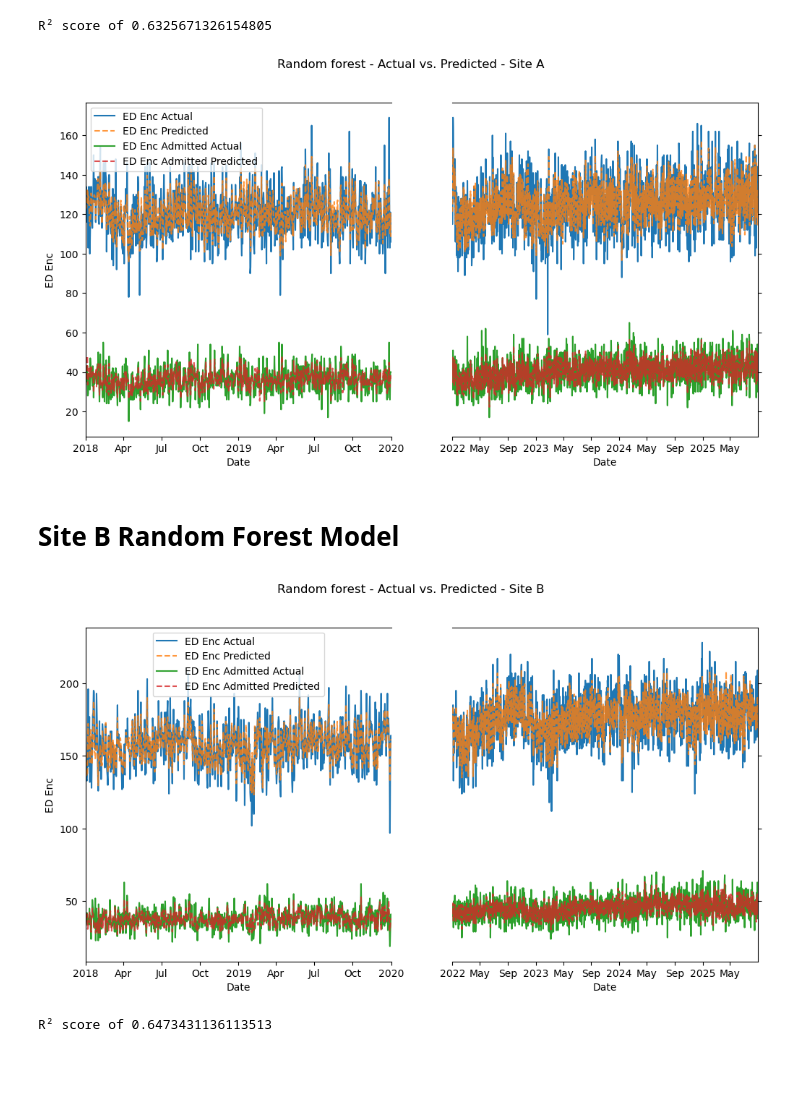
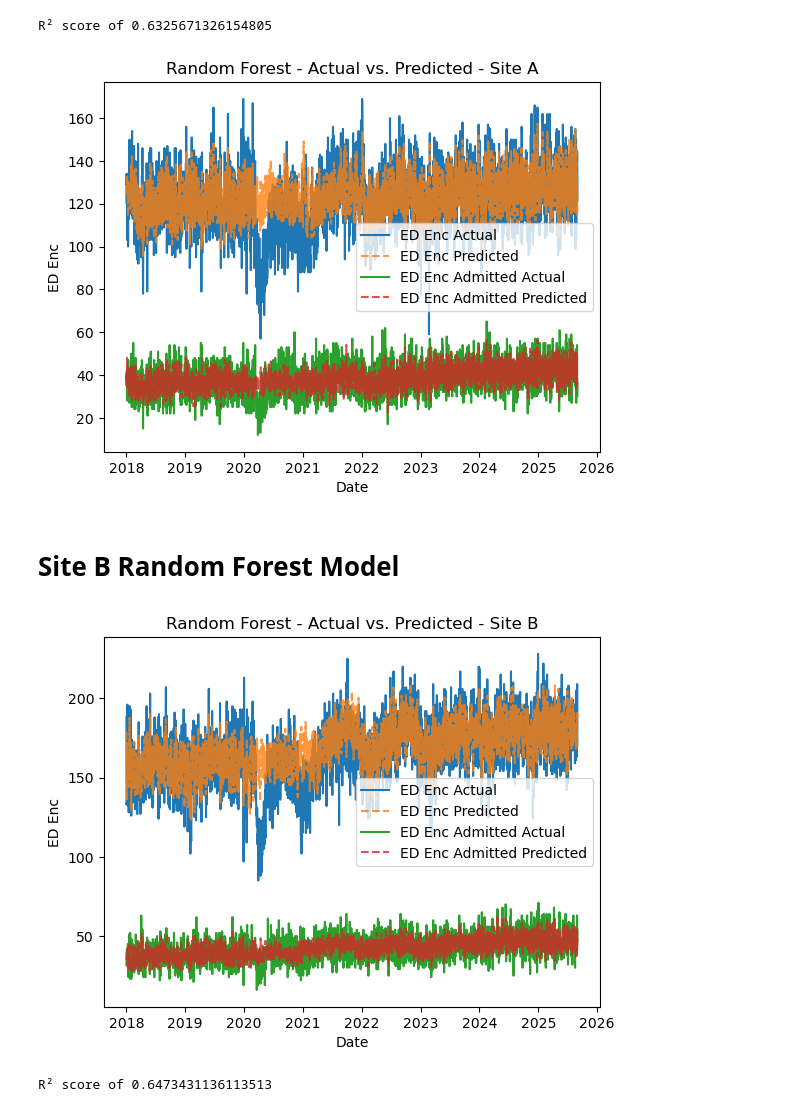
Before and after one commit to southdakotamines-datascience/dsu-no-sleep, a Jupyter notebook: model.ipynb, the cells around one changed output. Saved outputs shown, nothing was run; the diff lists cells and outputs as text; code cells hidden in the pictures; blank space fills up the shorter version.

Commit message:
graphs changes

```diff
--- a/model.ipynb
+++ b/model.ipynb
@@ -47,6 +47,8 @@ hourly_blocks_df = hourly_blocks_df.with_columns(
     ]
 ).drop("Date").select(["Site", "Year", "Month", "Day", "Weekday", "Hour", "ED Enc", "ED Enc Admitted"])
 
+hourly_blocks_covid_df = hourly_blocks_df
+
 # remove covid data
 hourly_blocks_df = hourly_blocks_df.filter(pl.col("Year") != 2020).filter(pl.col("Year") != 2021)
 
@@ -73,51 +75,38 @@ print(f"R² score of {siteA_model.score(siteA_X_test, siteA_Y_test)}")
 # %% [output]
 R² score of 0.6325671326154805
 # %%
-plot_df = siteA_train.with_columns(
+siteA_real = hourly_blocks_covid_df.filter(pl.col("Site") == "A")
+siteA_real_X = siteA_real.select(["Year", "Month", "Day", "Weekday", "Hour"])
+
+plot_df = siteA_real.with_columns(
     pl.datetime(
         pl.col("Year"),
         pl.col("Month"),
         pl.col("Day"),
     ).alias("Date")
 ).group_by("Date").agg(pl.col("ED Enc").sum(), pl.col("ED Enc Admitted").sum())
 
-predict = siteA_model.predict(siteA_X)
-predict_df = siteA_X.with_columns(
+predict = siteA_model.predict(siteA_real_X)
+predict_df = siteA_real_X.with_columns(
     pl.Series(name="ED Enc Predicted", values=predict[:,0]),
     pl.Series(name="ED Enc Admitted Predicted", values=predict[:,1])
 ).with_columns(
     pl.datetime(
         pl.col("Year"),
         pl.col("Month"),
         pl.col("Day"),
     ).alias("Date")
 ).group_by("Date").agg(pl.col("ED Enc Predicted").sum(), pl.col("ED Enc Admitted Predicted").sum())
 
-fig, (ax, ax1) = plt.subplots(1, 2, figsize=(12, 6), sharey=True)
+sns.lineplot(data=plot_df, x="Date", y="ED Enc", label="ED Enc Actual")
+sns.lineplot(data=predict_df, x="Date", y="ED Enc Predicted", label="ED Enc Predicted", linestyle="--", alpha=0.8)
+sns.lineplot(data=plot_df, x="Date", y="ED Enc Admitted", label="ED Enc Admitted Actual")
+ax = sns.lineplot(data=predict_df, x="Date", y="ED Enc Admitted Predicted", label="ED Enc Admitted Predicted", linestyle="--", alpha=0.8)
+ax.set_title("Random Forest - Actual vs. Predicted - Site A")
 
-sns.lineplot(data=plot_df, x="Date", y="ED Enc", label="ED Enc Actual", ax=ax)
-sns.lineplot(data=predict_df, x="Date", y="ED Enc Predicted", label="ED Enc Predicted", linestyle="--", alpha=0.8, ax=ax)
-sns.lineplot(data=plot_df, x="Date", y="ED Enc Admitted", label="ED Enc Admitted Actual", ax=ax)
-sns.lineplot(data=predict_df, x="Date", y="ED Enc Admitted Predicted", label="ED Enc Admitted Predicted", linestyle="--", alpha=0.8, ax=ax)
-
-sns.lineplot(data=plot_df, x="Date", y="ED Enc", ax=ax1)
-sns.lineplot(data=predict_df, x="Date", y="ED Enc Predicted", linestyle="--", alpha=0.8, ax=ax1)
-sns.lineplot(data=plot_df, x="Date", y="ED Enc Admitted", ax=ax1)
-sns.lineplot(data=predict_df, x="Date", y="ED Enc Admitted Predicted", linestyle="--", alpha=0.8, ax=ax1)
-
-ax.set_xlim(left=min_date, right=begin_covid_date)
-ax1.set_xlim(left=end_covid_date, right=max_date)
-ax.spines.right.set_visible(False)
-ax1.spines.left.set_visible(False)
-ax.tick_params(labelright=False)
-ax1.yaxis.tick_right()
-
-ax.xaxis.set_major_formatter(mdates.ConciseDateFormatter(ax.xaxis.get_major_locator()))
-ax1.xaxis.set_major_formatter(mdates.ConciseDateFormatter(ax1.xaxis.get_major_locator()))
-fig.suptitle("Random forest - Actual vs. Predicted - Site A")
 plt.show()
 # %% [output]
-[figure, old version]
+[figure, new version]
 # %% [markdown]
 # Site B Random Forest Model
 # %%
@@ -127,7 +116,10 @@ siteB_Y = siteB_train.select(["ED Enc", "ED Enc Admitted"])
 siteB_X_train, siteB_X_test, siteB_Y_train, siteB_Y_test = train_test_split(siteB_X, siteB_Y, test_size=0.2, random_state=42)
 siteB_model = RandomForestRegressor().fit(siteB_X_train, siteB_Y_train)
 # %%
-plot_df = siteB_train.with_columns(
+siteB_real = hourly_blocks_covid_df.filter(pl.col("Site") == "B")
+siteB_real_X = siteB_real.select(["Year", "Month", "Day", "Weekday", "Hour"])
+
+plot_df = siteB_real.with_columns(
     pl.datetime(
         pl.col("Year"),
         pl.col("Month"),
@@ -135,8 +127,8 @@ plot_df = siteB_train.with_columns(
     ).alias("Date")
 ).group_by("Date").agg(pl.col("ED Enc").sum(), pl.col("ED Enc Admitted").sum())
 
-predict = siteB_model.predict(siteB_X)
-predict_df = siteB_X.with_columns(
+predict = siteB_model.predict(siteB_real_X)
+predict_df = siteB_real_X.with_columns(
     pl.Series(name="ED Enc Predicted", values=predict[:,0]),
     pl.Series(name="ED Enc Admitted Predicted", values=predict[:,1])
 ).with_columns(
@@ -147,31 +139,15 @@ predict_df = siteB_X.with_columns(
     ).alias("Date")
 ).group_by("Date").agg(pl.col("ED Enc Predicted").sum(), pl.col("ED Enc Admitted Predicted").sum())
 
-fig, (ax, ax1) = plt.subplots(1, 2, figsize=(12, 6), sharey=True)
-
-sns.lineplot(data=plot_df, x="Date", y="ED Enc", label="ED Enc Actual", ax=ax)
-sns.lineplot(data=predict_df, x="Date", y="ED Enc Predicted", label="ED Enc Predicted", linestyle="--", alpha=0.8, ax=ax)
-sns.lineplot(data=plot_df, x="Date", y="ED Enc Admitted", label="ED Enc Admitted Actual", ax=ax)
-sns.lineplot(data=predict_df, x="Date", y="ED Enc Admitted Predicted", label="ED Enc Admitted Predicted", linestyle="--", alpha=0.8, ax=ax)
-
-sns.lineplot(data=plot_df, x="Date", y="ED Enc", ax=ax1)
-sns.lineplot(data=predict_df, x="Date", y="ED Enc Predicted", linestyle="--", alpha=0.8, ax=ax1)
-sns.lineplot(data=plot_df, x="Date", y="ED Enc Admitted", ax=ax1)
-sns.lineplot(data=predict_df, x="Date", y="ED Enc Admitted Predicted", linestyle="--", alpha=0.8, ax=ax1)
-
-ax.set_xlim(left=min_date, right=begin_covid_date)
-ax1.set_xlim(left=end_covid_date, right=max_date)
-ax.spines.right.set_visible(False)
-ax1.spines.left.set_visible(False)
-ax.tick_params(labelright=False)
-ax1.yaxis.tick_right()
-
+sns.lineplot(data=plot_df, x="Date", y="ED Enc", label="ED Enc Actual")
+sns.lineplot(data=predict_df, x="Date", y="ED Enc Predicted", label="ED Enc Predicted", linestyle="--", alpha=0.8)
+sns.lineplot(data=plot_df, x="Date", y="ED Enc Admitted", label="ED Enc Admitted Actual")
+ax = sns.lineplot(data=predict_df, x="Date", y="ED Enc Admitted Predicted", label="ED Enc Admitted Predicted", linestyle="--", alpha=0.8)
 ax.xaxis.set_major_formatter(mdates.ConciseDateFormatter(ax.xaxis.get_major_locator()))
-ax1.xaxis.set_major_formatter(mdates.ConciseDateFormatter(ax1.xaxis.get_major_locator()))
-fig.suptitle("Random forest - Actual vs. Predicted - Site B")
+ax.set_title("Random Forest - Actual vs. Predicted - Site B")
 plt.show()
 # %% [output]
-[figure, old version]
+[figure, new version]
 # %%
 print(f"R² score of {siteB_model.score(siteB_X_test, siteB_Y_test)}")
 # %% [output]
```
Also changed, not shown: parts of 15 cells of this notebook.
